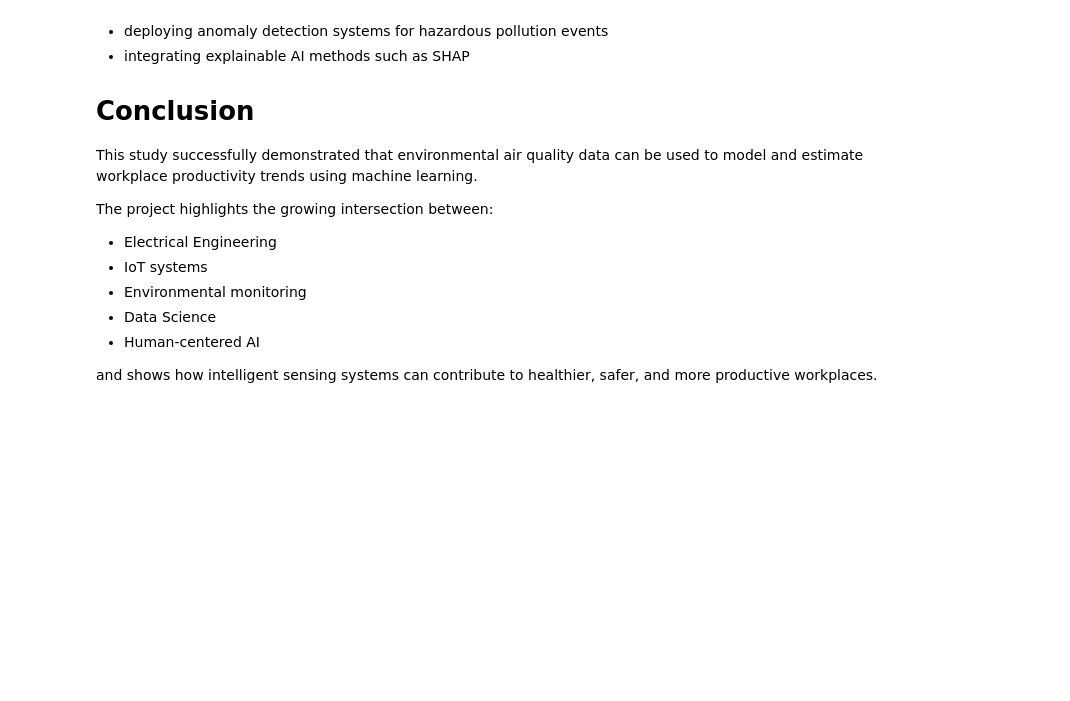
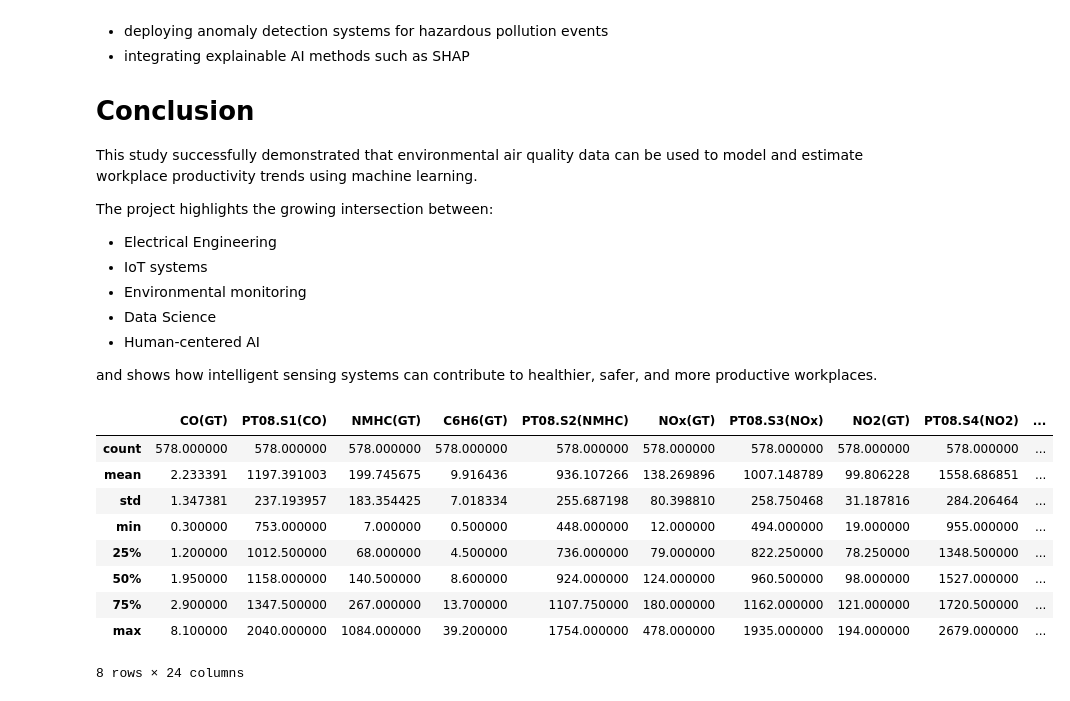
Before and after one commit to lk-nyoka/Air-Quality-Impact-on-Workplace-Productivity, a Jupyter notebook: Notebook.ipynb, the cells around one changed output. Cells and saved outputs as stored; diff of their text form; code cells hidden in the pictures; blank space fills up the shorter version.

```diff
--- a/Notebook.ipynb
+++ b/Notebook.ipynb
@@ -617,22 +623,22 @@ cat_pred = cat_model.predict(X_test)
 from sklearn.linear_model import LinearRegression
 
 linear_model = LinearRegression()
-linear_model.fit(X_train, y_train)
-linear_pred = linear_model.predict(X_test)
+linear_model.fit(X_train_scaled, y_train)
+linear_pred = linear_model.predict(X_test_scaled)
 # %%
 from sklearn.ensemble import RandomForestRegressor
 
 rfr_model = RandomForestRegressor(n_estimators=100, random_state=42)
-rfr_model.fit(X_train, y_train)
-rfr_preds = rfr_model.predict(X_test)
+rfr_model.fit(X_train_scaled, y_train)
+rfr_preds = rfr_model.predict(X_test_scaled)
 # %%
 import xgboost as xgb
 
 xgb_model = xgb.XGBRegressor(
     objective="reg:squarederror", n_estimators=100, random_state=42, learning_rate=0.1
 )
-xgb_model.fit(X_train, y_train)
-xgb_pred = xgb_model.predict(X_test)
+xgb_model.fit(X_train_scaled, y_train)
+xgb_pred = xgb_model.predict(X_test_scaled)
 # %% [markdown]
 # Model Evaluation Section
 
@@ -907,0 +923,13 @@ and shows how intelligent sensing systems can contribute to healthier, safer, an
+# %%
+X_train.describe()
+# %% [output]
+|  | CO(GT) | PT08.S1(CO) | NMHC(GT) | C6H6(GT) | PT08.S2(NMHC) | NOx(GT) | PT08.S3(NOx) | NO2(GT) | PT08.S4(NO2) | ... |
+| count | 578.000000 | 578.000000 | 578.000000 | 578.000000 | 578.000000 | 578.000000 | 578.000000 | 578.000000 | 578.000000 | ... |
+| mean | 2.233391 | 1197.391003 | 199.745675 | 9.916436 | 936.107266 | 138.269896 | 1007.148789 | 99.806228 | 1558.686851 | ... |
+| std | 1.347381 | 237.193957 | 183.354425 | 7.018334 | 255.687198 | 80.398810 | 258.750468 | 31.187816 | 284.206464 | ... |
+| min | 0.300000 | 753.000000 | 7.000000 | 0.500000 | 448.000000 | 12.000000 | 494.000000 | 19.000000 | 955.000000 | ... |
+| 25% | 1.200000 | 1012.500000 | 68.000000 | 4.500000 | 736.000000 | 79.000000 | 822.250000 | 78.250000 | 1348.500000 | ... |
+| 50% | 1.950000 | 1158.000000 | 140.500000 | 8.600000 | 924.000000 | 124.000000 | 960.500000 | 98.000000 | 1527.000000 | ... |
+| 75% | 2.900000 | 1347.500000 | 267.000000 | 13.700000 | 1107.750000 | 180.000000 | 1162.000000 | 121.000000 | 1720.500000 | ... |
+| max | 8.100000 | 2040.000000 | 1084.000000 | 39.200000 | 1754.000000 | 478.000000 | 1935.000000 | 194.000000 | 2679.000000 | ... |
+8 rows × 24 columns
```
Also changed, not shown: parts of 9 cells of this notebook, 5 other files.
